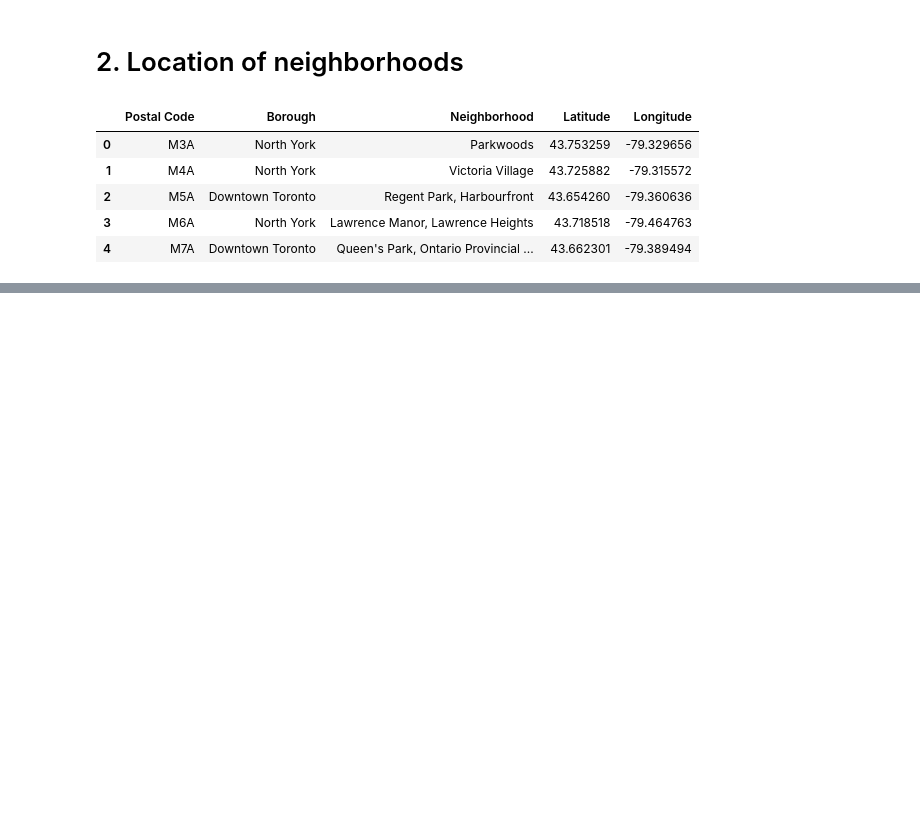
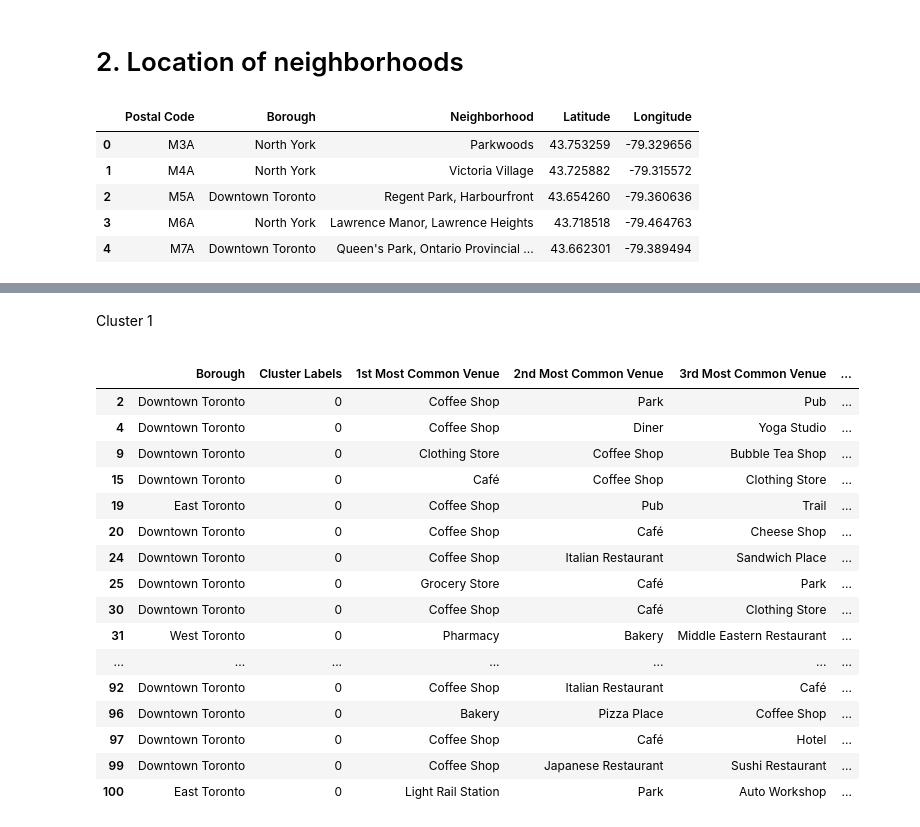
Before and after one commit to HeroPham272/Coursera_Capstone, a Jupyter notebook: neighborhood.ipynb, the cells around one changed output, grey strips where cells are left out. Drawn from its saved outputs; the diff is of its cells as text; code cells hidden in the pictures; blank space fills up the shorter version.

Commit message:
Neighborhoods in Toronto

```diff
--- a/neighborhood.ipynb
+++ b/neighborhood.ipynb
@@ -40,0 +159,13 @@ neighbor.head()
+# %%
+toronto_grouped = toronto_onehot.groupby('Neighborhood').mean().reset_index()
+num_top_venues = 5
+
+for hood in toronto_grouped['Neighborhood']:
+    print("----"+hood+"----")
+    temp = toronto_grouped[toronto_grouped['Neighborhood'] == hood].T.reset_index()
+    temp.columns = ['venue','freq']
+    temp = temp.iloc[1:]
+    temp['freq'] = temp['freq'].astype(float)
+    temp = temp.round({'freq': 2})
+    print(temp.sort_values('freq', ascending=False).reset_index(drop=True).head(num_top_venues))
+    print('\n')
@@ -73,0 +227,11 @@ The geograpical coordinate of Toronto are 43.6534817, -79.3839347.
+# %%
+# set number of clusters
+kclusters = 5
+
+toronto_grouped_clustering = toronto_grouped.drop('Neighborhood', 1)
+
+# run k-means clustering
+kmeans = KMeans(n_clusters=kclusters, random_state=0).fit(toronto_grouped_clustering)
+
+# check cluster labels generated for each row in the dataframe
+kmeans.labels_[0:10]
@@ -73,0 +240,10 @@ The geograpical coordinate of Toronto are 43.6534817, -79.3839347.
+# %%
+# add clustering labels
+neighborhoods_venues_sorted.insert(0, 'Cluster Labels', kmeans.labels_)
+
+toronto_merged = neighbor_toronto
+
+# merge toronto_grouped with toronto_data to add latitude/longitude for each neighborhood
+toronto_merged = toronto_merged.join(neighborhoods_venues_sorted.set_index('Neighborhood'), on='Neighborhood')
+
+toronto_merged.head()
@@ -73,0 +283,22 @@ The geograpical coordinate of Toronto are 43.6534817, -79.3839347.
+# %% [markdown]
+<p>Cluster 1<p>
+# %%
+toronto_merged.loc[toronto_merged['Cluster Labels'] == 0, toronto_merged.columns[[1] + list(range(5, toronto_merged.shape[1]))]]
+# %% [output]
+|  | Borough | Cluster Labels | 1st Most Common Venue | 2nd Most Common Venue | 3rd Most Common Venue | ... |
+| 2 | Downtown Toronto | 0 | Coffee Shop | Park | Pub | ... |
+| 4 | Downtown Toronto | 0 | Coffee Shop | Diner | Yoga Studio | ... |
+| 9 | Downtown Toronto | 0 | Clothing Store | Coffee Shop | Bubble Tea Shop | ... |
+| 15 | Downtown Toronto | 0 | Café | Coffee Shop | Clothing Store | ... |
+| 19 | East Toronto | 0 | Coffee Shop | Pub | Trail | ... |
+| 20 | Downtown Toronto | 0 | Coffee Shop | Café | Cheese Shop | ... |
+| 24 | Downtown Toronto | 0 | Coffee Shop | Italian Restaurant | Sandwich Place | ... |
+| 25 | Downtown Toronto | 0 | Grocery Store | Café | Park | ... |
+| 30 | Downtown Toronto | 0 | Coffee Shop | Café | Clothing Store | ... |
+| 31 | West Toronto | 0 | Pharmacy | Bakery | Middle Eastern Restaurant | ... |
+| ... | ... | ... | ... | ... | ... | ... |
+| 92 | Downtown Toronto | 0 | Coffee Shop | Italian Restaurant | Café | ... |
+| 96 | Downtown Toronto | 0 | Bakery | Pizza Place | Coffee Shop | ... |
+| 97 | Downtown Toronto | 0 | Coffee Shop | Café | Hotel | ... |
+| 99 | Downtown Toronto | 0 | Coffee Shop | Japanese Restaurant | Sushi Restaurant | ... |
+| 100 | East Toronto | 0 | Light Rail Station | Park | Auto Workshop | ... |
```
Also changed, not shown: parts of 26 cells of this notebook, 1 other file.
